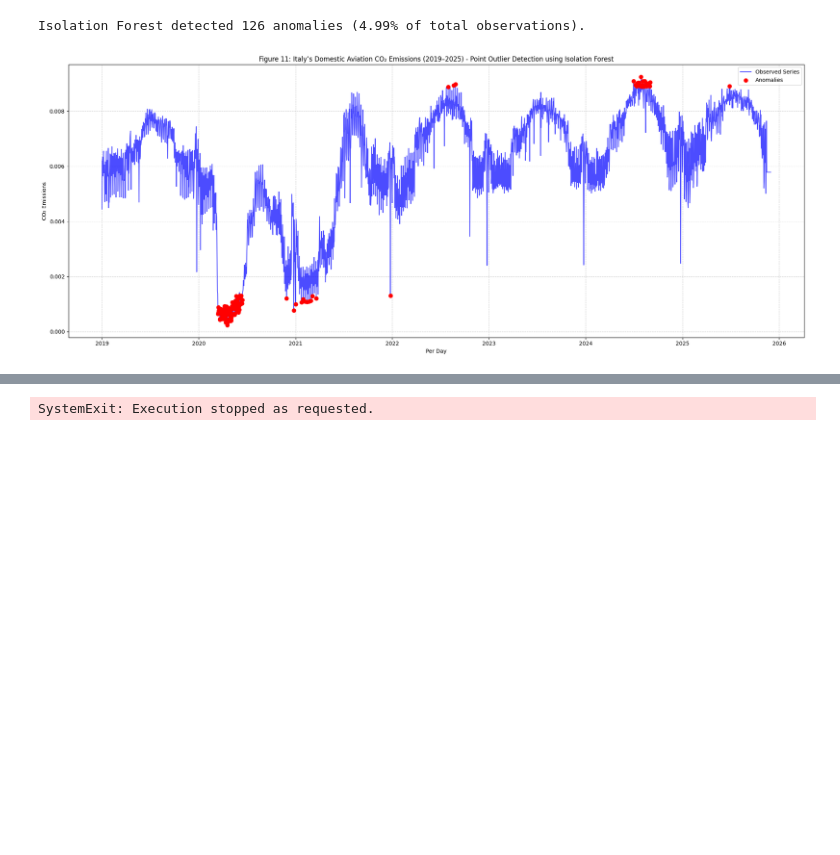
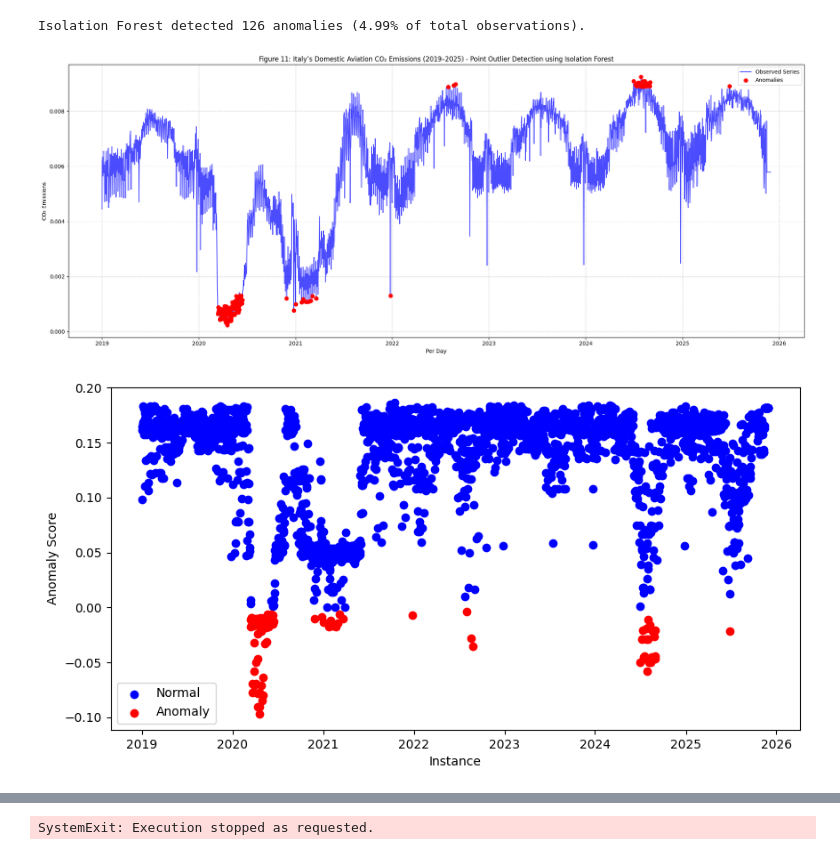
Before and after one commit to thisishasan/data_mining_and_machine_learning, a Jupyter notebook: data_mining_machine_learning.ipynb, the cells around one changed output, grey strips where cells are left out. Cells and saved outputs as stored; diff of their text form; code cells hidden in the pictures; blank space fills up the shorter version.

```diff
--- a/data_mining_machine_learning.ipynb
+++ b/data_mining_machine_learning.ipynb
@@ -1002,6 +1005,7 @@ def run_isolation_forest_detection(
     sample_limit=256,
     anomaly_fraction=0.10,
     seed_value=42,
+    max_tree_height=6,
     display_plot=True,
     figure_caption=""
 ):
@@ -1015,17 +1019,17 @@ def run_isolation_forest_detection(
         random_state=seed_value
     )
 
-    processed_df["if_label"] = iso_model.fit_predict(
+    processed_df["anomaly"] = iso_model.fit_predict(
         processed_df[[target_feature]]
     )
 
-    processed_df["if_score"] = iso_model.decision_function(
+    processed_df["anomaly_score"] = iso_model.decision_function(
         processed_df[[target_feature]]
     )
 
-    processed_df["anomaly_flag"] = processed_df["if_label"] == -1
+    processed_df["is_anomaly"] = processed_df["anomaly"] == -1
 
-    detected_points = processed_df[processed_df["anomaly_flag"]]
+    detected_points = processed_df[processed_df["is_anomaly"]]
     anomaly_percentage = (len(detected_points) / len(processed_df)) * 100
 
     print(
@@ -1071,7 +1080,7 @@ display(max_sample_size)
 # %%
 contamination_rate = 0.05
 # %%
-df_if_output, anomaly_ratio = run_isolation_forest_detection(
+df_isolation_forest_output, anomaly_ratio = run_isolation_forest_detection(
     italy_domestic_aviation_df,
     target_feature="value",
     num_trees=tree_count,
@@ -1082,3 +1091,20 @@ df_if_output, anomaly_ratio = run_isolation_forest_detection(
 # %% [output]
 Isolation Forest detected 126 anomalies (4.99% of total observations).
 [figure]
+# %%
+# Visualization of the results
+plt.figure(figsize=(10, 5))
+
+# Plot normal instances
+normal = df_isolation_forest_output[df_isolation_forest_output['anomaly'] == 1]
+plt.scatter(normal.index, normal['anomaly_score'], label='Normal', color="blue")
+
+# Plot anomalies
+anomalies = df_isolation_forest_output[df_isolation_forest_output['anomaly'] == -1]
+plt.scatter(anomalies.index, anomalies['anomaly_score'], label='Anomaly', color="red")
+plt.xlabel("Instance")
+plt.ylabel("Anomaly Score")
+plt.legend()
+plt.show()
+# %% [output]
+[figure, added]
```
Also changed, not shown: parts of 6 cells of this notebook.
